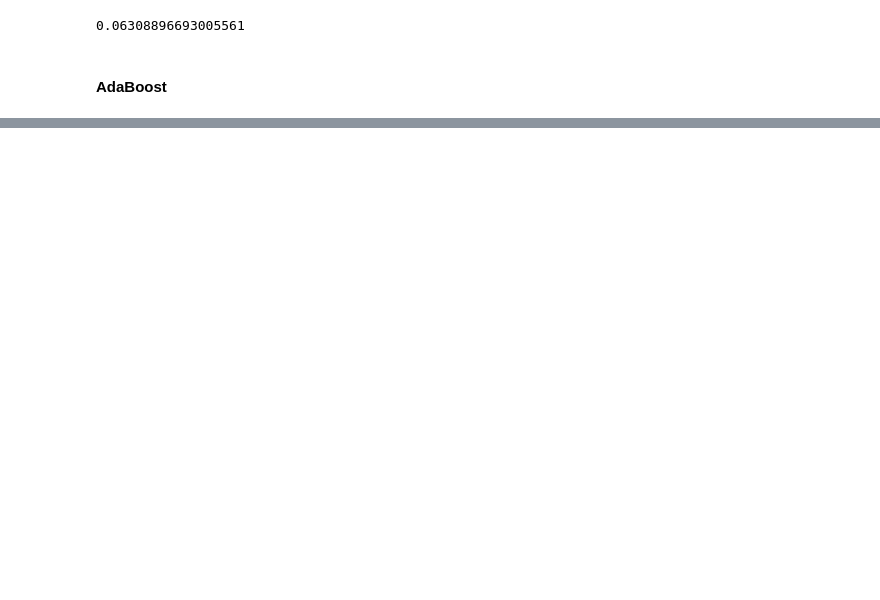
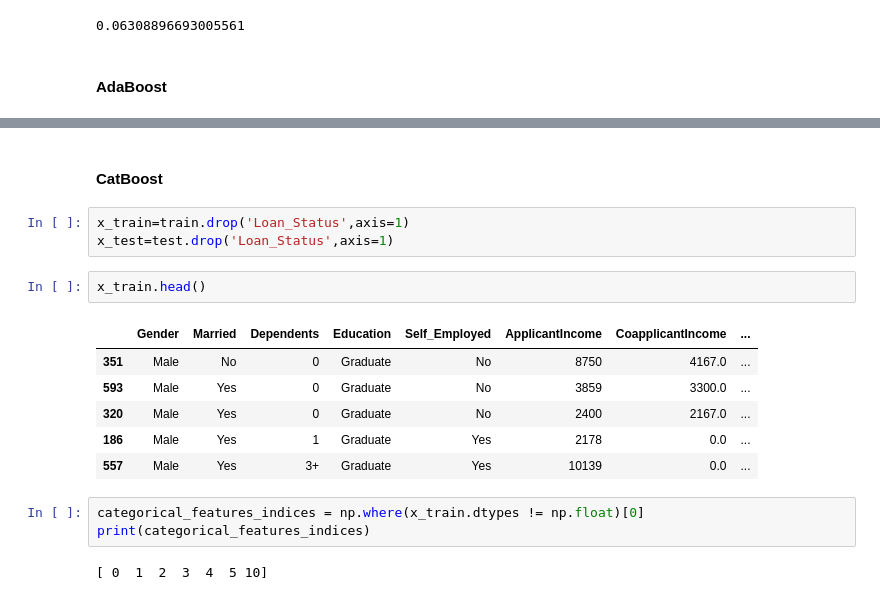
Before and after one commit to ajaymaity/Ensembles, a Jupyter notebook: ensembles.ipynb, the cells around one changed output, grey strips where cells are left out. Drawn from its saved outputs; the diff is of its cells as text; blank space fills up the shorter version.

```diff
--- a/ensembles.ipynb
+++ b/ensembles.ipynb
@@ -308,0 +379,19 @@ model.score(x_test,y_test) # RMSE should be used here
+# %% [markdown]
+#### CatBoost
+# %%
+x_train=train.drop('Loan_Status',axis=1)
+x_test=test.drop('Loan_Status',axis=1)
+# %%
+x_train.head()
+# %% [output]
+|  | Gender | Married | Dependents | Education | Self_Employed | ApplicantIncome | CoapplicantIncome | ... |
+| 351 | Male | No | 0 | Graduate | No | 8750 | 4167.0 | ... |
+| 593 | Male | Yes | 0 | Graduate | No | 3859 | 3300.0 | ... |
+| 320 | Male | Yes | 0 | Graduate | No | 2400 | 2167.0 | ... |
+| 186 | Male | Yes | 1 | Graduate | Yes | 2178 | 0.0 | ... |
+| 557 | Male | Yes | 3+ | Graduate | Yes | 10139 | 0.0 | ... |
+# %%
+categorical_features_indices = np.where(x_train.dtypes != np.float)[0]
+print(categorical_features_indices)
+# %% [output]
+[ 0  1  2  3  4  5 10]
```
Also changed, not shown: parts of 15 cells of this notebook, 7 other files.
